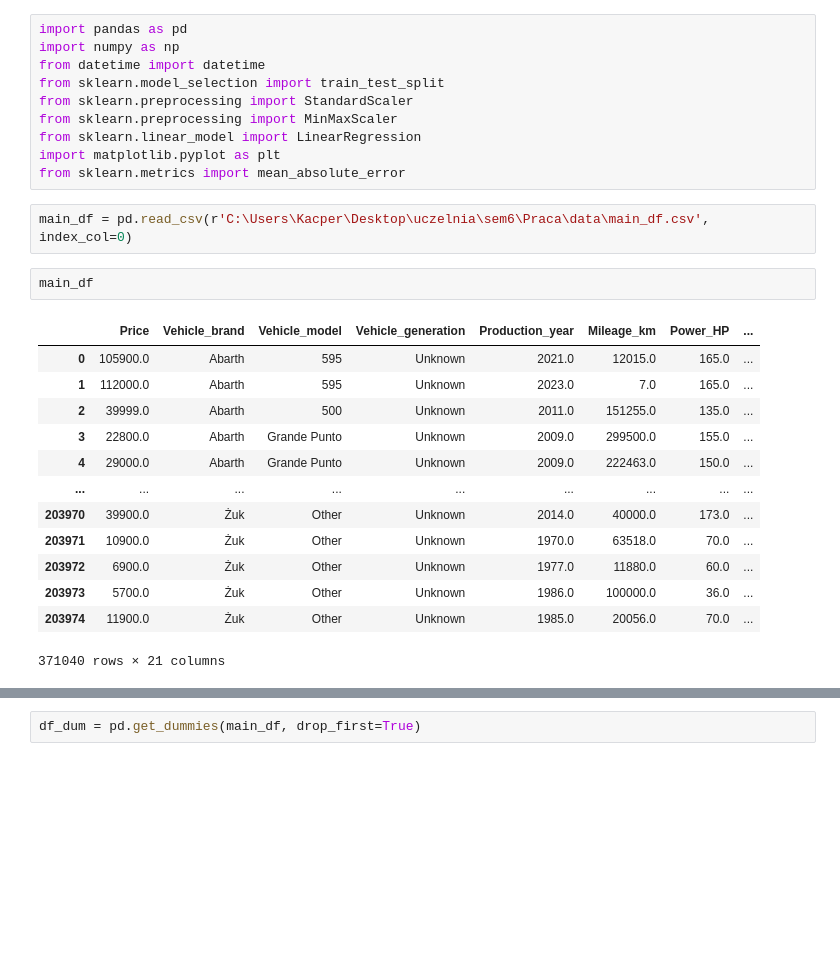
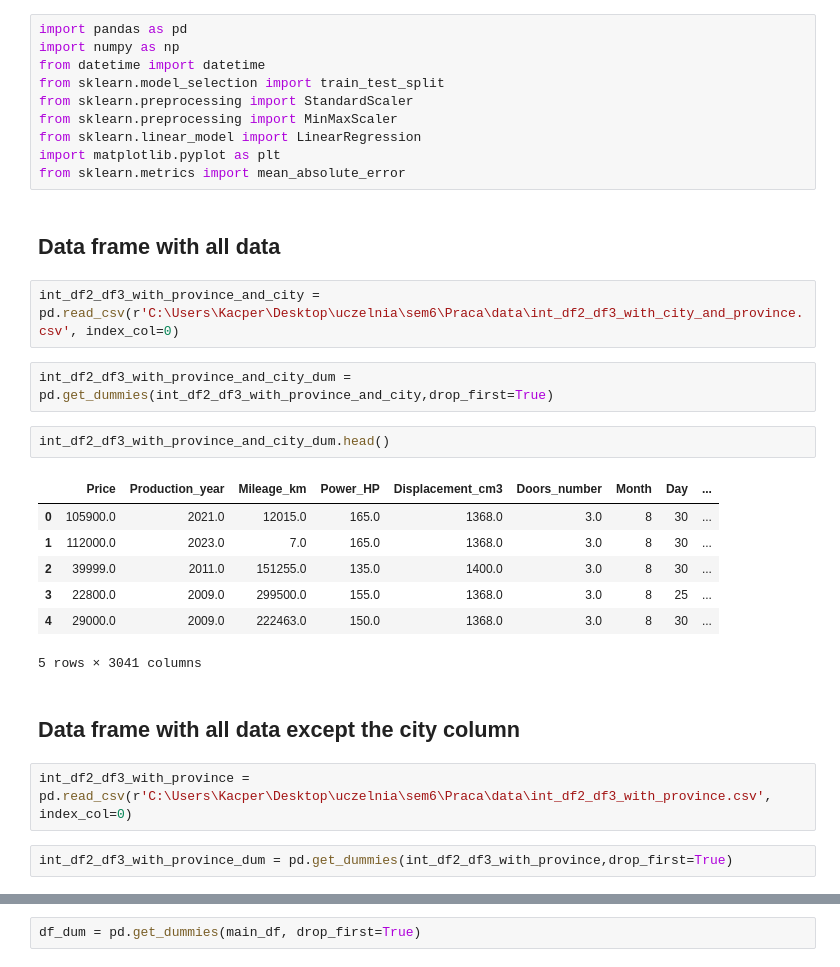
Before and after one commit to KacperChmura1/Engineer-s, a Jupyter notebook: ML.ipynb, the cells around one changed output, grey strips where cells are left out. Saved outputs shown, nothing was run; the diff lists cells and outputs as text; blank space fills up the shorter version.

Commit message:
A new approach, due to the huge amount of data, I decided to compare how the models would perform when I removed the city, province and vehicle_generation columns

```diff
--- a/ML.ipynb
+++ b/ML.ipynb
@@ -8,21 +8,25 @@ from sklearn.preprocessing import MinMaxScaler
 from sklearn.linear_model import LinearRegression
 import matplotlib.pyplot as plt
 from sklearn.metrics import mean_absolute_error
-# %%
-main_df = pd.read_csv(r'C:\Users\Kacper\Desktop\uczelnia\sem6\Praca\data\main_df.csv', index_col=0)
-# %%
-main_df
-# %% [output]
-|  | Price | Vehicle_brand | Vehicle_model | Vehicle_generation | Production_year | Mileage_km | Power_HP | ... |
-| 0 | 105900.0 | Abarth | 595 | Unknown | 2021.0 | 12015.0 | 165.0 | ... |
-| 1 | 112000.0 | Abarth | 595 | Unknown | 2023.0 | 7.0 | 165.0 | ... |
-| 2 | 39999.0 | Abarth | 500 | Unknown | 2011.0 | 151255.0 | 135.0 | ... |
-| 3 | 22800.0 | Abarth | Grande Punto | Unknown | 2009.0 | 299500.0 | 155.0 | ... |
-| 4 | 29000.0 | Abarth | Grande Punto | Unknown | 2009.0 | 222463.0 | 150.0 | ... |
-| ... | ... | ... | ... | ... | ... | ... | ... | ... |
-| 203970 | 39900.0 | Żuk | Other | Unknown | 2014.0 | 40000.0 | 173.0 | ... |
-| 203971 | 10900.0 | Żuk | Other | Unknown | 1970.0 | 63518.0 | 70.0 | ... |
-| 203972 | 6900.0 | Żuk | Other | Unknown | 1977.0 | 11880.0 | 60.0 | ... |
-| 203973 | 5700.0 | Żuk | Other | Unknown | 1986.0 | 100000.0 | 36.0 | ... |
-| 203974 | 11900.0 | Żuk | Other | Unknown | 1985.0 | 20056.0 | 70.0 | ... |
-371040 rows × 21 columns
+# %% [markdown]
+## Data frame with all data
+# %%
+int_df2_df3_with_province_and_city = pd.read_csv(r'C:\Users\Kacper\Desktop\uczelnia\sem6\Praca\data\int_df2_df3_with_city_and_province.csv', index_col=0)
+# %%
+int_df2_df3_with_province_and_city_dum = pd.get_dummies(int_df2_df3_with_province_and_city,drop_first=True)
+# %%
+int_df2_df3_with_province_and_city_dum.head()
+# %% [output]
+|  | Price | Production_year | Mileage_km | Power_HP | Displacement_cm3 | Doors_number | Month | Day | ... |
+| 0 | 105900.0 | 2021.0 | 12015.0 | 165.0 | 1368.0 | 3.0 | 8 | 30 | ... |
+| 1 | 112000.0 | 2023.0 | 7.0 | 165.0 | 1368.0 | 3.0 | 8 | 30 | ... |
+| 2 | 39999.0 | 2011.0 | 151255.0 | 135.0 | 1400.0 | 3.0 | 8 | 30 | ... |
+| 3 | 22800.0 | 2009.0 | 299500.0 | 155.0 | 1368.0 | 3.0 | 8 | 25 | ... |
+| 4 | 29000.0 | 2009.0 | 222463.0 | 150.0 | 1368.0 | 3.0 | 8 | 30 | ... |
+5 rows × 3041 columns
+# %% [markdown]
+## Data frame with all data except the city column
+# %%
+int_df2_df3_with_province = pd.read_csv(r'C:\Users\Kacper\Desktop\uczelnia\sem6\Praca\data\int_df2_df3_with_province.csv', index_col=0)
+# %%
+int_df2_df3_with_province_dum = pd.get_dummies(int_df2_df3_with_province,drop_first=True)
```
Also changed, not shown: parts of 15 cells of this notebook.
